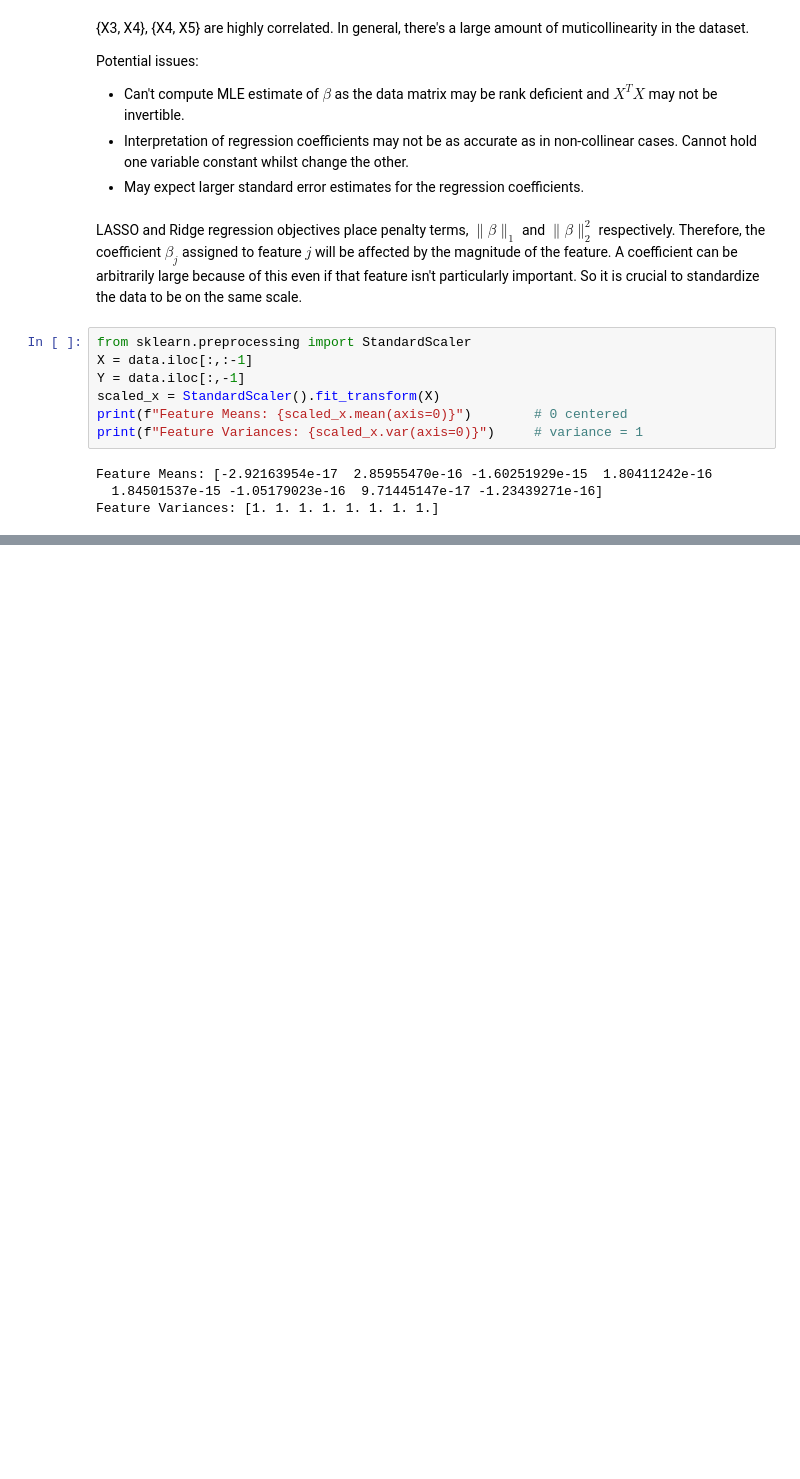
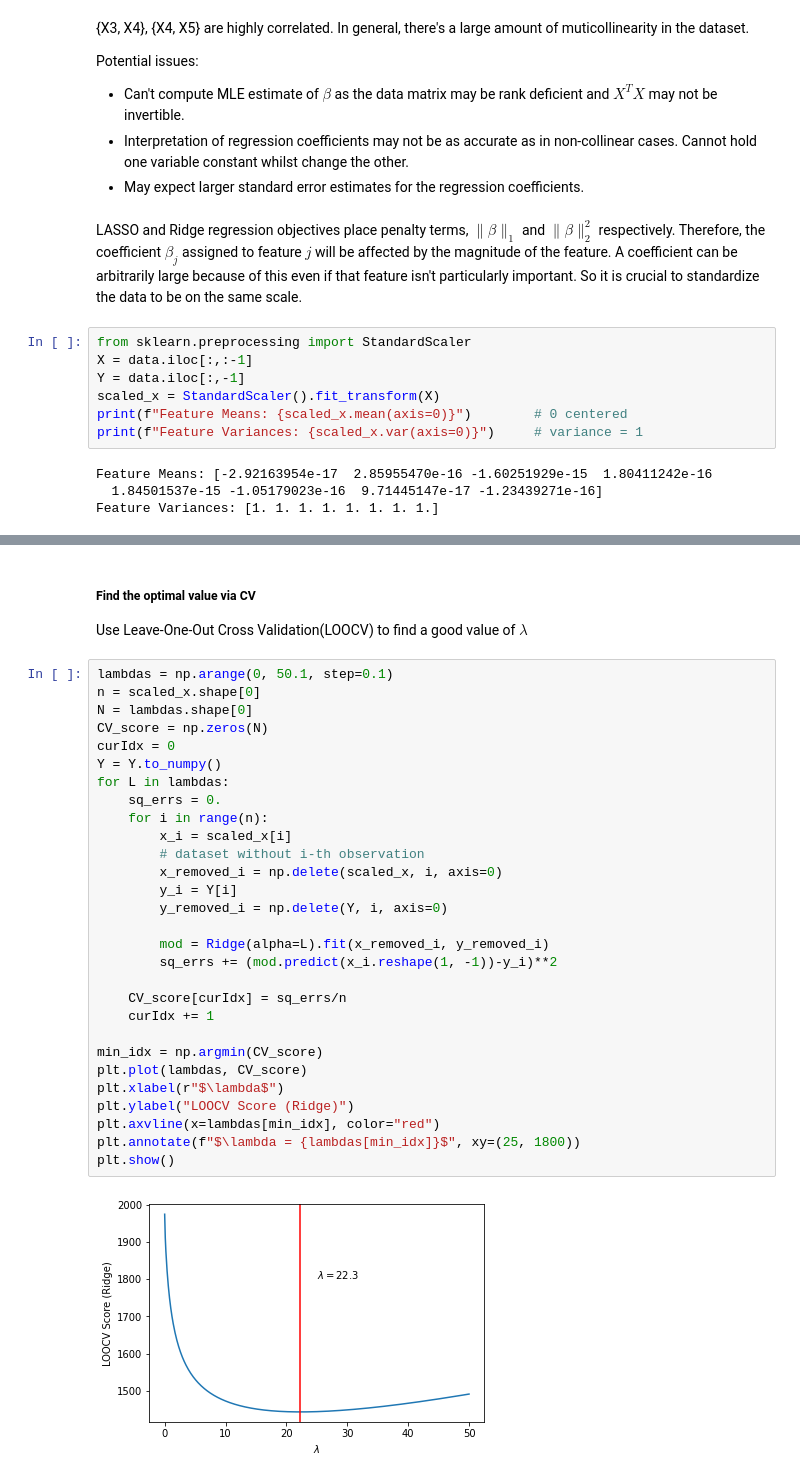
Before and after one commit to FreemanX/Machine-Learning-Notes, a Jupyter notebook: N01_Regression.ipynb, the cells around one changed output, grey strips where cells are left out. Saved outputs shown, nothing was run; the diff lists cells and outputs as text; blank space fills up the shorter version.

```diff
--- a/N01_Regression.ipynb
+++ b/N01_Regression.ipynb
@@ -218,0 +247,34 @@ Feature Variances: [1. 1. 1. 1. 1. 1. 1. 1.]
+# %% [markdown]
+##### Find the optimal value via CV
+Use Leave-One-Out Cross Validation(LOOCV) to find a good value of $\lambda$
+# %%
+lambdas = np.arange(0, 50.1, step=0.1)
+n = scaled_x.shape[0]
+N = lambdas.shape[0]
+CV_score = np.zeros(N)
+curIdx = 0
+Y = Y.to_numpy()
+for L in lambdas:
+    sq_errs = 0.
+    for i in range(n):
+        x_i = scaled_x[i]
+        # dataset without i-th observation
+        x_removed_i = np.delete(scaled_x, i, axis=0)
+        y_i = Y[i]
+        y_removed_i = np.delete(Y, i, axis=0)
+
+        mod = Ridge(alpha=L).fit(x_removed_i, y_removed_i)
+        sq_errs += (mod.predict(x_i.reshape(1, -1))-y_i)**2
+
+    CV_score[curIdx] = sq_errs/n
+    curIdx += 1
+
+min_idx = np.argmin(CV_score)
+plt.plot(lambdas, CV_score)
+plt.xlabel(r"$\lambda$")
+plt.ylabel("LOOCV Score (Ridge)")
+plt.axvline(x=lambdas[min_idx], color="red")
+plt.annotate(f"$\lambda = {lambdas[min_idx]}$", xy=(25, 1800))
+plt.show()
+# %% [output]
+[figure, added]
```
Also changed, not shown: parts of 11 cells of this notebook, 3 other files.
